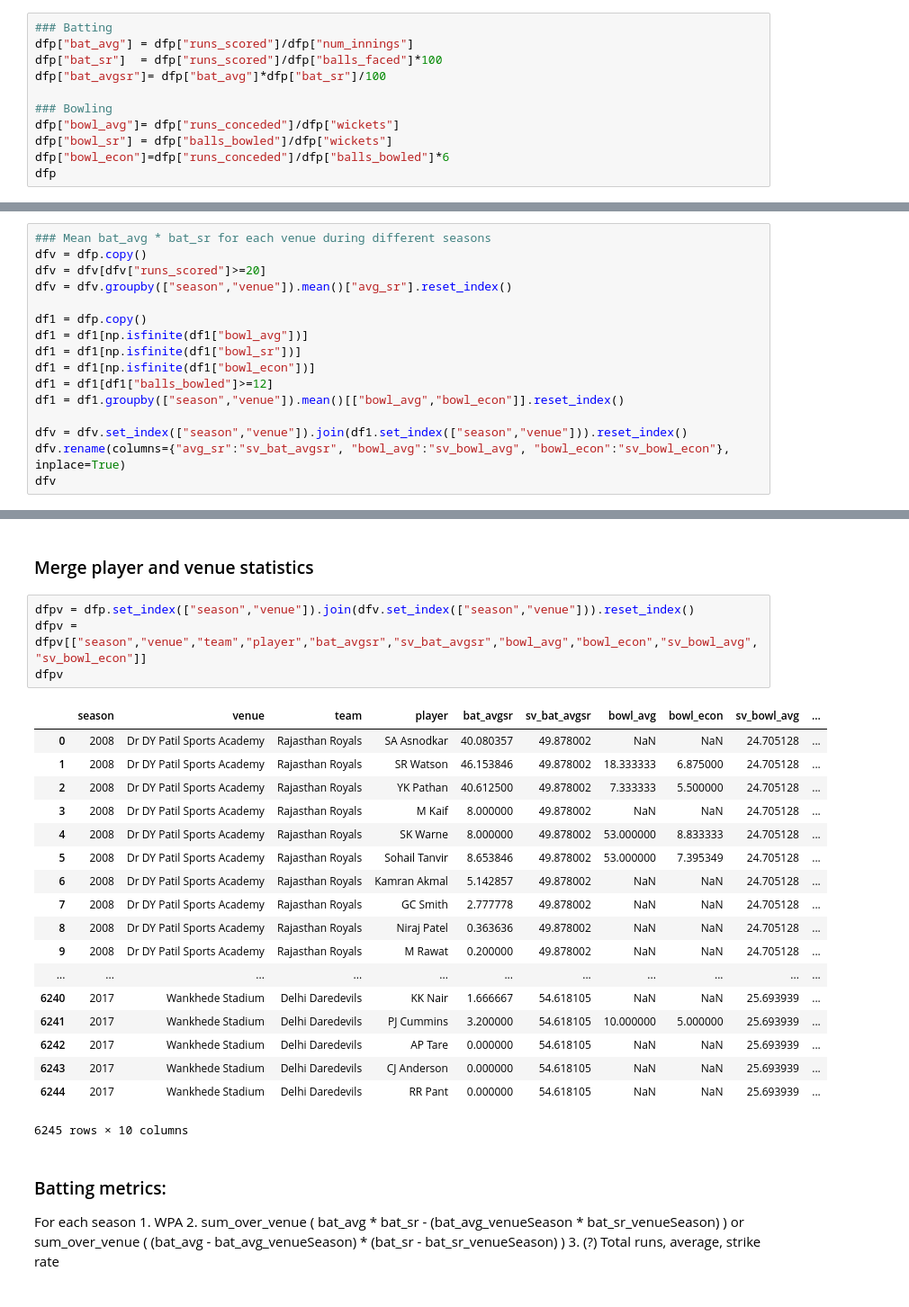
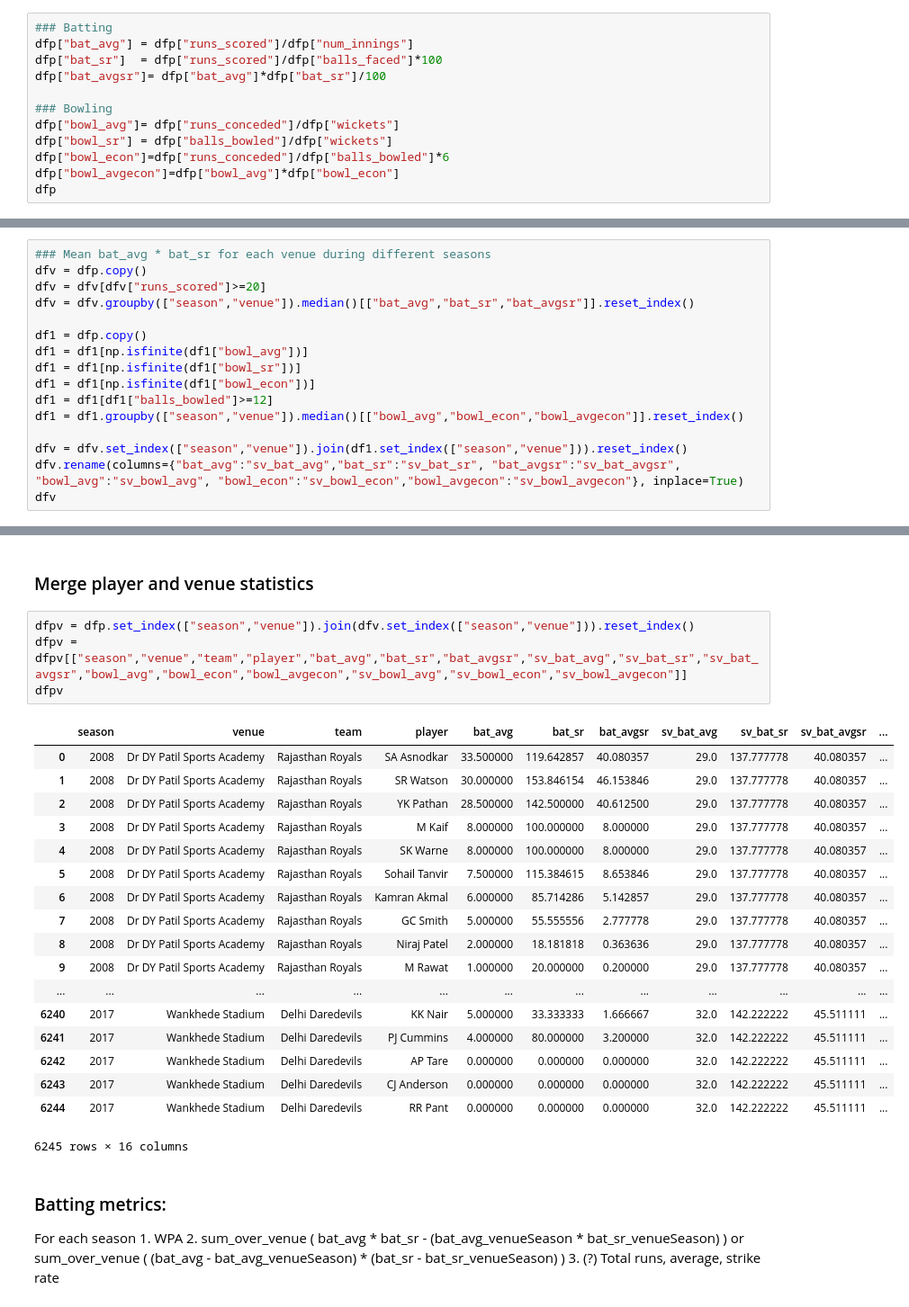
Before and after one commit to deepak-karkala/articles, a Jupyter notebook: cricket_sabermetrics/ipl_stats.ipynb, the cells around one changed output, grey strips where cells are left out. Shown: that part at 90% size. Drawn from its saved outputs; the diff is of its cells as text.

Commit message:
Updated player statistics

```diff
--- a/cricket_sabermetrics/ipl_stats.ipynb
+++ b/cricket_sabermetrics/ipl_stats.ipynb
@@ -127,6 +127,7 @@ dfp["bat_avgsr"]= dfp["bat_avg"]*dfp["bat_sr"]/100
 dfp["bowl_avg"]= dfp["runs_conceded"]/dfp["wickets"]
 dfp["bowl_sr"] = dfp["balls_bowled"]/dfp["wickets"]
 dfp["bowl_econ"]=dfp["runs_conceded"]/dfp["balls_bowled"]*6
+dfp["bowl_avgecon"]=dfp["bowl_avg"]*dfp["bowl_econ"]
 dfp
 # %% [output]
 |  | season | venue | team | player | runs_scored | balls_faced | num_innings | wickets | balls_bowled | ... |
@@ -153,16 +154,16 @@ dfp
 ### Mean bat_avg * bat_sr for each venue during different seasons
 dfv = dfp.copy()
 dfv = dfv[dfv["runs_scored"]>=20]
-dfv = dfv.groupby(["season","venue"]).mean()["avg_sr"].reset_index()
+dfv = dfv.groupby(["season","venue"]).median()[["bat_avg","bat_sr","bat_avgsr"]].reset_index()
 
 df1 = dfp.copy()
 df1 = df1[np.isfinite(df1["bowl_avg"])]
 df1 = df1[np.isfinite(df1["bowl_sr"])]
 df1 = df1[np.isfinite(df1["bowl_econ"])]
 df1 = df1[df1["balls_bowled"]>=12]
-df1 = df1.groupby(["season","venue"]).mean()[["bowl_avg","bowl_econ"]].reset_index()
+df1 = df1.groupby(["season","venue"]).median()[["bowl_avg","bowl_econ","bowl_avgecon"]].reset_index()
 
 dfv = dfv.set_index(["season","venue"]).join(df1.set_index(["season","venue"])).reset_index()
-dfv.rename(columns={"avg_sr":"sv_bat_avgsr", "bowl_avg":"sv_bowl_avg", "bowl_econ":"sv_bowl_econ"}, inplace=True)
+dfv.rename(columns={"bat_avg":"sv_bat_avg","bat_sr":"sv_bat_sr", "bat_avgsr":"sv_bat_avgsr", "bowl_avg":"sv_bowl_avg", "bowl_econ":"sv_bowl_econ","bowl_avgecon":"sv_bowl_avgecon"}, inplace=True)
 dfv
 # %% [output]
@@ -188,27 +189,27 @@ dfv
 ### Merge player and venue statistics
 # %%
 dfpv = dfp.set_index(["season","venue"]).join(dfv.set_index(["season","venue"])).reset_index()
-dfpv = dfpv[["season","venue","team","player","bat_avgsr","sv_bat_avgsr","bowl_avg","bowl_econ","sv_bowl_avg","sv_bowl_econ"]]
+dfpv = dfpv[["season","venue","team","player","bat_avg","bat_sr","bat_avgsr","sv_bat_avg","sv_bat_sr","sv_bat_avgsr","bowl_avg","bowl_econ","bowl_avgecon","sv_bowl_avg","sv_bowl_econ","sv_bowl_avgecon"]]
 dfpv
 # %% [output]
-|  | season | venue | team | player | bat_avgsr | sv_bat_avgsr | bowl_avg | bowl_econ | sv_bowl_avg | ... |
-| 0 | 2008 | Dr DY Patil Sports Academy | Rajasthan Royals | SA Asnodkar | 40.080357 | 49.878002 | NaN | NaN | 24.705128 | ... |
-| 1 | 2008 | Dr DY Patil Sports Academy | Rajasthan Royals | SR Watson | 46.153846 | 49.878002 | 18.333333 | 6.875000 | 24.705128 | ... |
-| 2 | 2008 | Dr DY Patil Sports Academy | Rajasthan Royals | YK Pathan | 40.612500 | 49.878002 | 7.333333 | 5.500000 | 24.705128 | ... |
-| 3 | 2008 | Dr DY Patil Sports Academy | Rajasthan Royals | M Kaif | 8.000000 | 49.878002 | NaN | NaN | 24.705128 | ... |
-| 4 | 2008 | Dr DY Patil Sports Academy | Rajasthan Royals | SK Warne | 8.000000 | 49.878002 | 53.000000 | 8.833333 | 24.705128 | ... |
-| 5 | 2008 | Dr DY Patil Sports Academy | Rajasthan Royals | Sohail Tanvir | 8.653846 | 49.878002 | 53.000000 | 7.395349 | 24.705128 | ... |
-| 6 | 2008 | Dr DY Patil Sports Academy | Rajasthan Royals | Kamran Akmal | 5.142857 | 49.878002 | NaN | NaN | 24.705128 | ... |
-| 7 | 2008 | Dr DY Patil Sports Academy | Rajasthan Royals | GC Smith | 2.777778 | 49.878002 | NaN | NaN | 24.705128 | ... |
-| 8 | 2008 | Dr DY Patil Sports Academy | Rajasthan Royals | Niraj Patel | 0.363636 | 49.878002 | NaN | NaN | 24.705128 | ... |
-| 9 | 2008 | Dr DY Patil Sports Academy | Rajasthan Royals | M Rawat | 0.200000 | 49.878002 | NaN | NaN | 24.705128 | ... |
-| ... | ... | ... | ... | ... | ... | ... | ... | ... | ... | ... |
-| 6240 | 2017 | Wankhede Stadium | Delhi Daredevils | KK Nair | 1.666667 | 54.618105 | NaN | NaN | 25.693939 | ... |
-| 6241 | 2017 | Wankhede Stadium | Delhi Daredevils | PJ Cummins | 3.200000 | 54.618105 | 10.000000 | 5.000000 | 25.693939 | ... |
-| 6242 | 2017 | Wankhede Stadium | Delhi Daredevils | AP Tare | 0.000000 | 54.618105 | NaN | NaN | 25.693939 | ... |
-| 6243 | 2017 | Wankhede Stadium | Delhi Daredevils | CJ Anderson | 0.000000 | 54.618105 | NaN | NaN | 25.693939 | ... |
-| 6244 | 2017 | Wankhede Stadium | Delhi Daredevils | RR Pant | 0.000000 | 54.618105 | NaN | NaN | 25.693939 | ... |
+|  | season | venue | team | player | bat_avg | bat_sr | bat_avgsr | sv_bat_avg | sv_bat_sr | sv_bat_avgsr | ... |
+| 0 | 2008 | Dr DY Patil Sports Academy | Rajasthan Royals | SA Asnodkar | 33.500000 | 119.642857 | 40.080357 | 29.0 | 137.777778 | 40.080357 | ... |
+| 1 | 2008 | Dr DY Patil Sports Academy | Rajasthan Royals | SR Watson | 30.000000 | 153.846154 | 46.153846 | 29.0 | 137.777778 | 40.080357 | ... |
+| 2 | 2008 | Dr DY Patil Sports Academy | Rajasthan Royals | YK Pathan | 28.500000 | 142.500000 | 40.612500 | 29.0 | 137.777778 | 40.080357 | ... |
+| 3 | 2008 | Dr DY Patil Sports Academy | Rajasthan Royals | M Kaif | 8.000000 | 100.000000 | 8.000000 | 29.0 | 137.777778 | 40.080357 | ... |
+| 4 | 2008 | Dr DY Patil Sports Academy | Rajasthan Royals | SK Warne | 8.000000 | 100.000000 | 8.000000 | 29.0 | 137.777778 | 40.080357 | ... |
+| 5 | 2008 | Dr DY Patil Sports Academy | Rajasthan Royals | Sohail Tanvir | 7.500000 | 115.384615 | 8.653846 | 29.0 | 137.777778 | 40.080357 | ... |
+| 6 | 2008 | Dr DY Patil Sports Academy | Rajasthan Royals | Kamran Akmal | 6.000000 | 85.714286 | 5.142857 | 29.0 | 137.777778 | 40.080357 | ... |
+| 7 | 2008 | Dr DY Patil Sports Academy | Rajasthan Royals | GC Smith | 5.000000 | 55.555556 | 2.777778 | 29.0 | 137.777778 | 40.080357 | ... |
+| 8 | 2008 | Dr DY Patil Sports Academy | Rajasthan Royals | Niraj Patel | 2.000000 | 18.181818 | 0.363636 | 29.0 | 137.777778 | 40.080357 | ... |
+| 9 | 2008 | Dr DY Patil Sports Academy | Rajasthan Royals | M Rawat | 1.000000 | 20.000000 | 0.200000 | 29.0 | 137.777778 | 40.080357 | ... |
+| ... | ... | ... | ... | ... | ... | ... | ... | ... | ... | ... | ... |
+| 6240 | 2017 | Wankhede Stadium | Delhi Daredevils | KK Nair | 5.000000 | 33.333333 | 1.666667 | 32.0 | 142.222222 | 45.511111 | ... |
+| 6241 | 2017 | Wankhede Stadium | Delhi Daredevils | PJ Cummins | 4.000000 | 80.000000 | 3.200000 | 32.0 | 142.222222 | 45.511111 | ... |
+| 6242 | 2017 | Wankhede Stadium | Delhi Daredevils | AP Tare | 0.000000 | 0.000000 | 0.000000 | 32.0 | 142.222222 | 45.511111 | ... |
+| 6243 | 2017 | Wankhede Stadium | Delhi Daredevils | CJ Anderson | 0.000000 | 0.000000 | 0.000000 | 32.0 | 142.222222 | 45.511111 | ... |
+| 6244 | 2017 | Wankhede Stadium | Delhi Daredevils | RR Pant | 0.000000 | 0.000000 | 0.000000 | 32.0 | 142.222222 | 45.511111 | ... |
-6245 rows × 10 columns
+6245 rows × 16 columns
 # %% [markdown]
 ### Batting metrics:
 For each season
```
Also changed, not shown: parts of 5 cells of this notebook.
